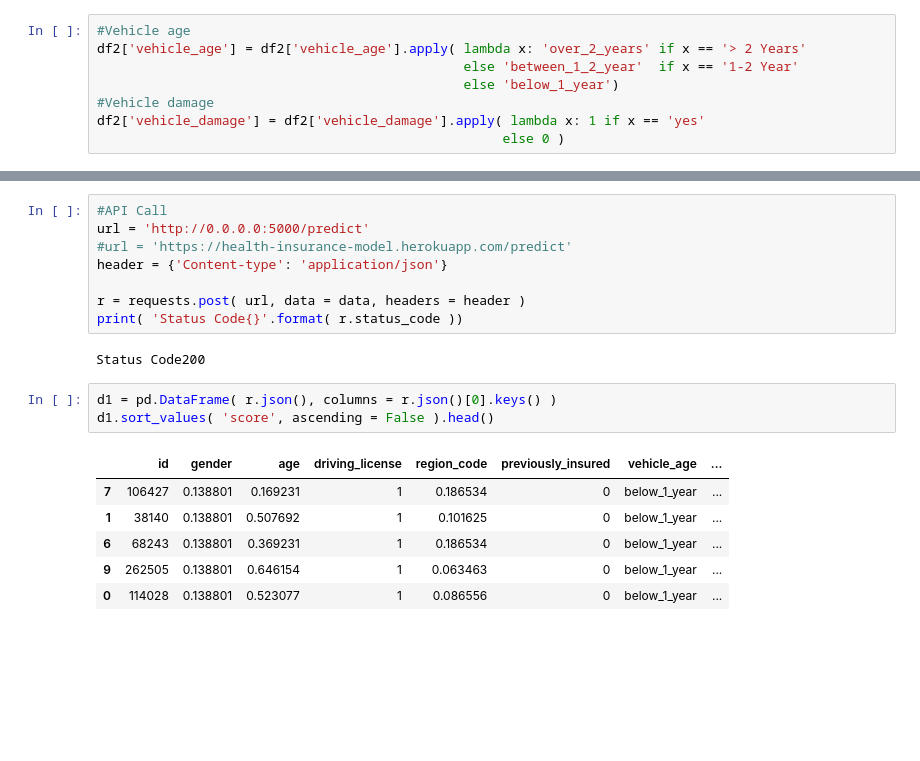
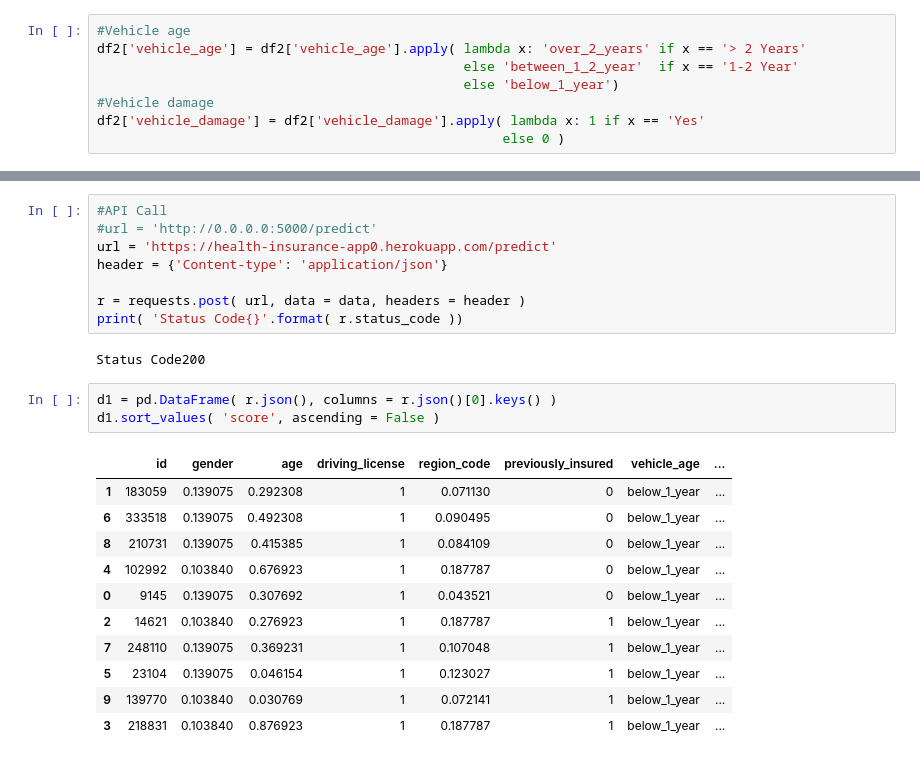
Before and after one commit to LucasAsilveira/PA04-Health-Insurance-Cross-Sell, a Jupyter notebook: Project_Health_Insurance.ipynb, the cells around one changed output, grey strips where cells are left out. Cells and saved outputs as stored; diff of their text form; blank space fills up the shorter version.

```diff
--- a/Project_Health_Insurance.ipynb
+++ b/Project_Health_Insurance.ipynb
@@ -224,7 +393,7 @@ df2['vehicle_age'] = df2['vehicle_age'].apply( lambda x: 'over_2_years' if x ==
                                                else 'between_1_2_year'  if x == '1-2 Year'
                                                else 'below_1_year')
 #Vehicle damage
-df2['vehicle_damage'] = df2['vehicle_damage'].apply( lambda x: 1 if x == 'yes'
+df2['vehicle_damage'] = df2['vehicle_damage'].apply( lambda x: 1 if x == 'Yes'
                                                     else 0 )
 # %% [markdown]
 # 3.0. Data Filtering
@@ -1376,8 +1575,8 @@ df_test = df_test.sample(10)
 data = json.dumps( df_test.to_dict( orient = 'records' ) )
 # %%
 #API Call
-url = 'http://0.0.0.0:5000/predict'
-#url = 'https://health-insurance-model.herokuapp.com/predict'
+#url = 'http://0.0.0.0:5000/predict'
+url = 'https://health-insurance-app0.herokuapp.com/predict'
 header = {'Content-type': 'application/json'}
 
 r = requests.post( url, data = data, headers = header )
@@ -1386,11 +1585,16 @@ print( 'Status Code{}'.format( r.status_code ))
 Status Code200
 # %%
 d1 = pd.DataFrame( r.json(), columns = r.json()[0].keys() )
-d1.sort_values( 'score', ascending = False ).head()
+d1.sort_values( 'score', ascending = False )
 # %% [output]
 |  | id | gender | age | driving_license | region_code | previously_insured | vehicle_age | ... |
-| 7 | 106427 | 0.138801 | 0.169231 | 1 | 0.186534 | 0 | below_1_year | ... |
-| 1 | 38140 | 0.138801 | 0.507692 | 1 | 0.101625 | 0 | below_1_year | ... |
-| 6 | 68243 | 0.138801 | 0.369231 | 1 | 0.186534 | 0 | below_1_year | ... |
-| 9 | 262505 | 0.138801 | 0.646154 | 1 | 0.063463 | 0 | below_1_year | ... |
-| 0 | 114028 | 0.138801 | 0.523077 | 1 | 0.086556 | 0 | below_1_year | ... |
+| 1 | 183059 | 0.139075 | 0.292308 | 1 | 0.071130 | 0 | below_1_year | ... |
+| 6 | 333518 | 0.139075 | 0.492308 | 1 | 0.090495 | 0 | below_1_year | ... |
+| 8 | 210731 | 0.139075 | 0.415385 | 1 | 0.084109 | 0 | below_1_year | ... |
+| 4 | 102992 | 0.103840 | 0.676923 | 1 | 0.187787 | 0 | below_1_year | ... |
+| 0 | 9145 | 0.139075 | 0.307692 | 1 | 0.043521 | 0 | below_1_year | ... |
+| 2 | 14621 | 0.103840 | 0.276923 | 1 | 0.187787 | 1 | below_1_year | ... |
+| 7 | 248110 | 0.139075 | 0.369231 | 1 | 0.107048 | 1 | below_1_year | ... |
+| 5 | 23104 | 0.139075 | 0.046154 | 1 | 0.123027 | 1 | below_1_year | ... |
+| 9 | 139770 | 0.103840 | 0.030769 | 1 | 0.072141 | 1 | below_1_year | ... |
+| 3 | 218831 | 0.103840 | 0.876923 | 1 | 0.187787 | 1 | below_1_year | ... |
```
Also changed, not shown: parts of 70 cells of this notebook, 16 other files.
